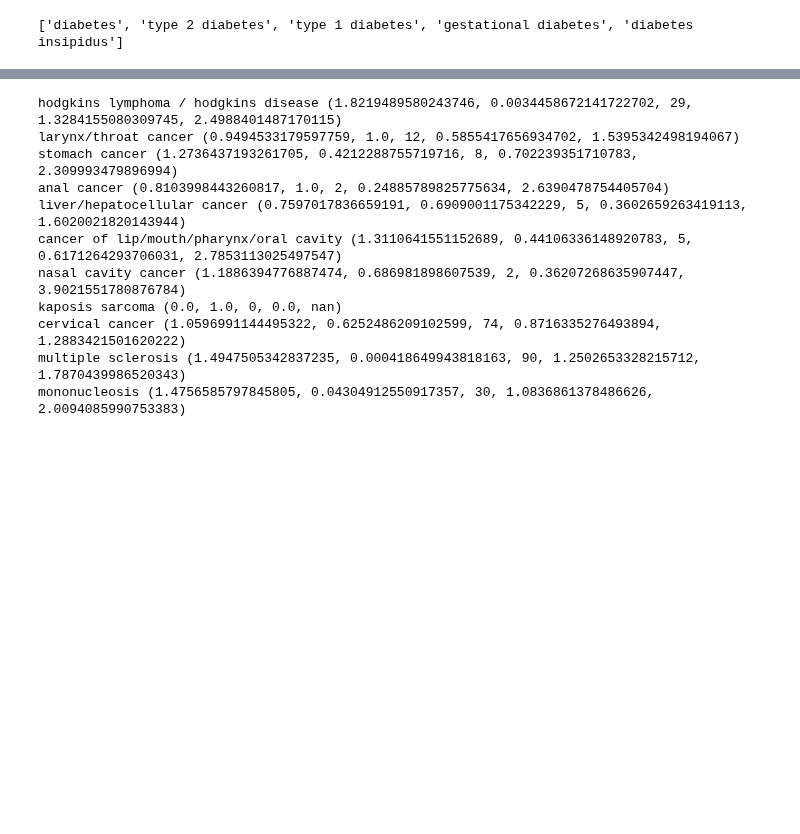
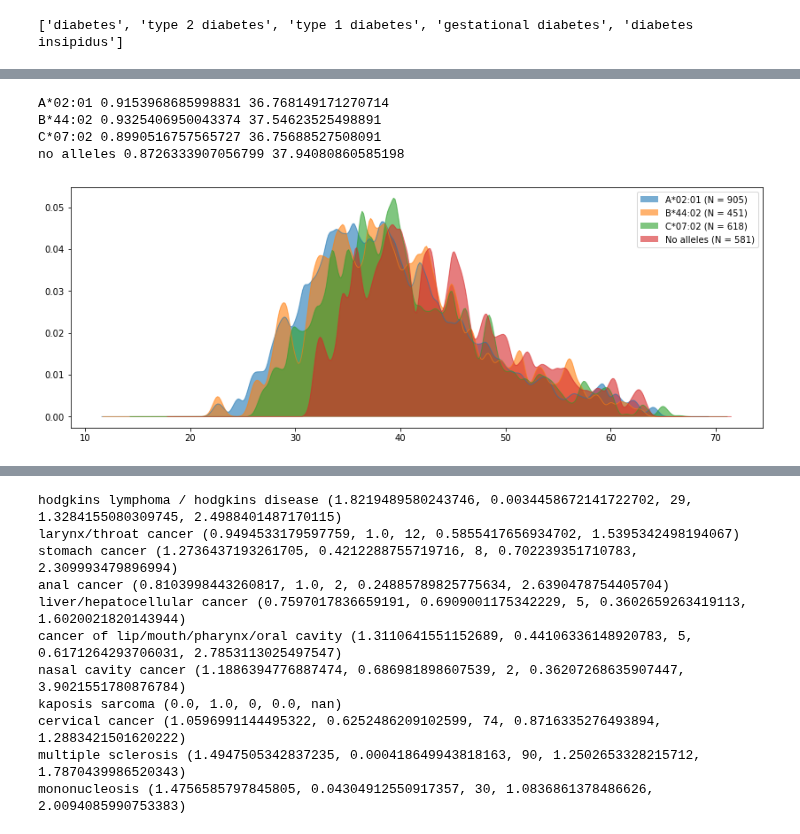
Before and after one commit to cole-khamnei/HLA_genotyping_associations, a Jupyter notebook: notebooks/allele_specific_associations.ipynb, the cells around one changed output, grey strips where cells are left out. Drawn from its saved outputs; the diff is of its cells as text; code cells hidden in the pictures; blank space fills up the shorter version.

```diff
--- a/notebooks/allele_specific_associations.ipynb
+++ b/notebooks/allele_specific_associations.ipynb
@@ -329,0 +157,23 @@ if illness != "cervical cancer":
+# %%
+no_alleles = cervical_cancer
+
+fig, ax = plt.subplots(figsize=(14, 5))
+for allele in alleles:
+    has_allele = biobank_data[constants.HLA_ALLELE_COLUMNS].isin([allele]).any(axis=1)
+    no_alleles = no_alleles & ~has_allele
+#     print(allele, calculate_OR(cervical_cancer, has_allele))
+#     print(allele, calculate_OR(dx_before_30[cervical_cancer], has_allele[cervical_cancer]))
+
+    ages = cervical_cancer_dx_ages[has_allele & cervical_cancer]
+    kde_plot(ages, clip=[0, None], label=allele, ax=ax, add_N_label=True, bw=.05)
+    print(allele, (biobank_data["ethnic_background"][has_allele] == "British").mean(), np.mean(ages))
+
+kde_plot(cervical_cancer_dx_ages[no_alleles], clip=[0, None], label="No alleles", ax=ax, add_N_label=True, bw=.05)
+print("no alleles", (biobank_data["ethnic_background"][no_alleles] == "British").mean(),
+      np.mean(cervical_cancer_dx_ages[no_alleles]))
+# %% [output]
+A*02:01 0.9153968685998831 36.768149171270714
+B*44:02 0.9325406950043374 37.54623525498891
+C*07:02 0.8990516757565727 36.75688527508091
+no alleles 0.8726333907056799 37.94080860585198
+[figure, added]
```
Also changed, not shown: parts of 24 cells of this notebook, 3 other files.
